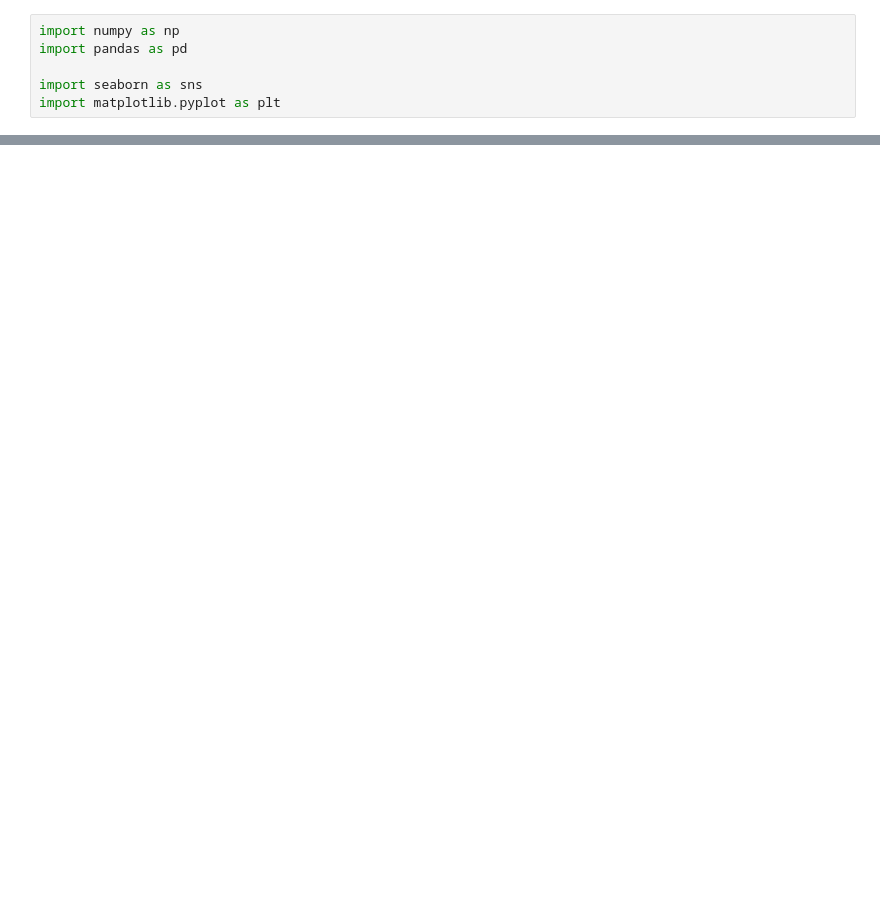
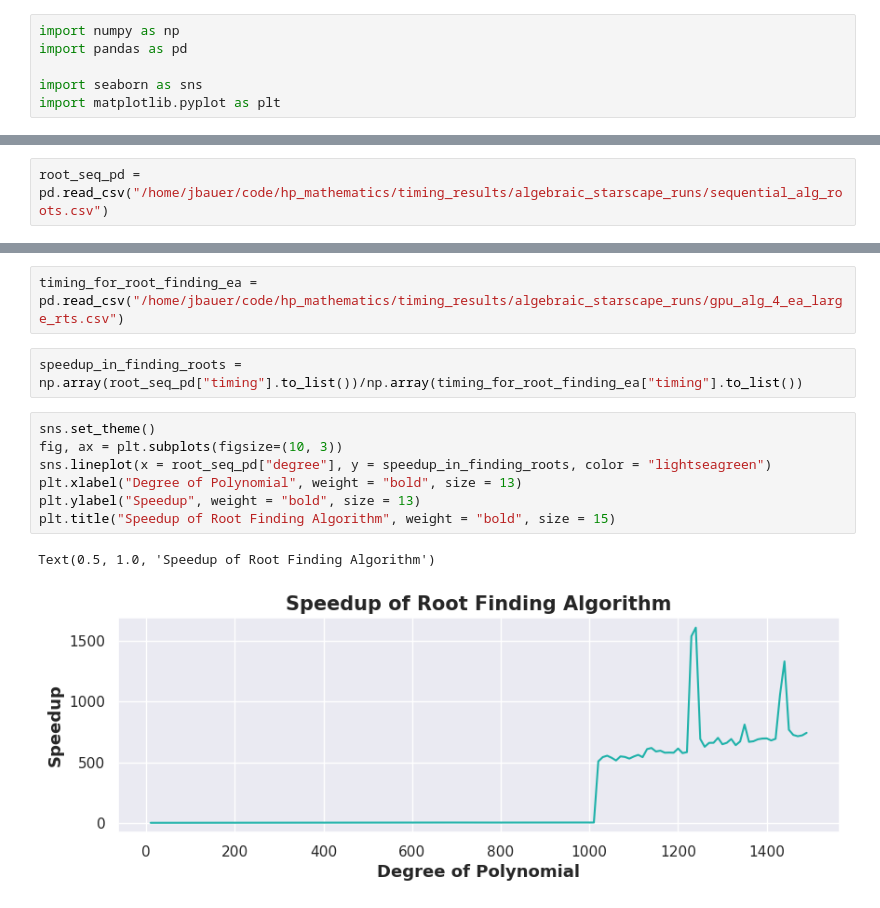
Before and after one commit to john84122/hp_mathematics, a Jupyter notebook: jupyter_notebooks/analyze_alg_starscapes_timing.ipynb, the cells around one changed output, grey strips where cells are left out. Drawn from its saved outputs; the diff is of its cells as text; blank space fills up the shorter version.

```diff
--- a/jupyter_notebooks/analyze_alg_starscapes_timing.ipynb
+++ b/jupyter_notebooks/analyze_alg_starscapes_timing.ipynb
@@ -23,0 +86,2 @@ sns.scatterplot(seq_3_pd, x = "timing", y = "number_of_roots_found")
+# %%
+root_seq_pd = pd.read_csv("/home/jbauer/code/hp_mathematics/timing_results/algebraic_starscape_runs/sequential_alg_roots.csv")
@@ -23,0 +104,14 @@ sns.scatterplot(seq_3_pd, x = "timing", y = "number_of_roots_found")
+# %%
+timing_for_root_finding_ea = pd.read_csv("/home/jbauer/code/hp_mathematics/timing_results/algebraic_starscape_runs/gpu_alg_4_ea_large_rts.csv")
+# %%
+speedup_in_finding_roots = np.array(root_seq_pd["timing"].to_list())/np.array(timing_for_root_finding_ea["timing"].to_list())
+# %%
+sns.set_theme()
+fig, ax = plt.subplots(figsize=(10, 3))
+sns.lineplot(x = root_seq_pd["degree"], y = speedup_in_finding_roots, color = "lightseagreen")
+plt.xlabel("Degree of Polynomial", weight = "bold", size = 13)
+plt.ylabel("Speedup", weight = "bold", size = 13)
+plt.title("Speedup of Root Finding Algorithm", weight = "bold", size = 15)
+# %% [output]
+Text(0.5, 1.0, 'Speedup of Root Finding Algorithm')
+[figure, added]
```
Also changed, not shown: parts of 10 cells of this notebook, 24 other files.
